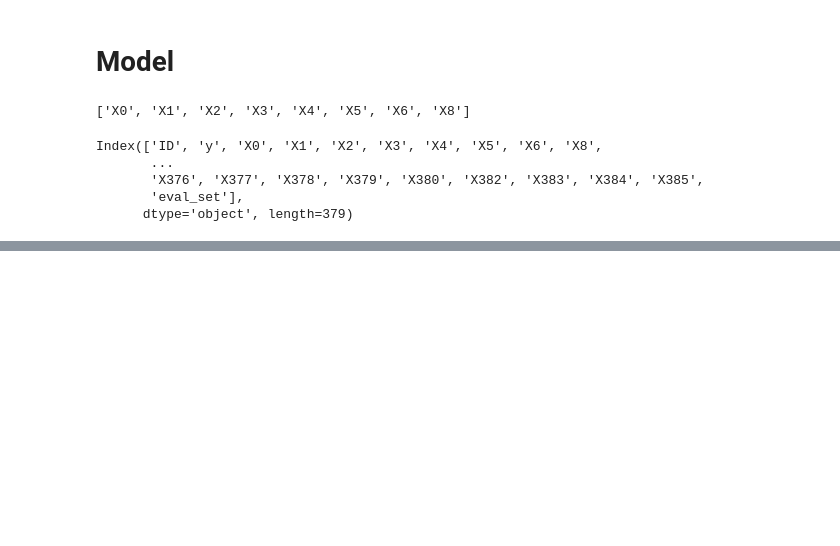
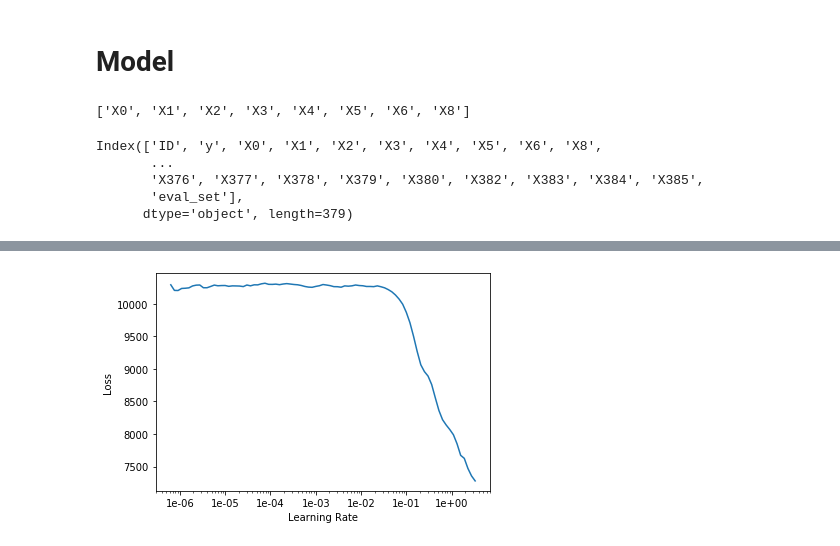
Before and after one commit to prats0599/Mercedes, a Jupyter notebook: mercedes_kaggle.ipynb, the cells around one changed output, grey strips where cells are left out. Cells and saved outputs as stored; diff of their text form; code cells hidden in the pictures; blank space fills up the shorter version.

```diff
--- a/mercedes_kaggle.ipynb
+++ b/mercedes_kaggle.ipynb
@@ -297,0 +343,3 @@ Index(['ID', 'y', 'X0', 'X1', 'X2', 'X3', 'X4', 'X5', 'X6', 'X8',
+# %%
+final_df = train_df.drop('eval_set', axis=1)
+# final_df = train_df.drop('ID', axis=1)
@@ -297,0 +362,5 @@ Index(['ID', 'y', 'X0', 'X1', 'X2', 'X3', 'X4', 'X5', 'X6', 'X8',
+# %%
+procs = [FillMissing, Categorify, Normalize]
+cont_names = ['ID']
+dep_var = 'y'
+cat_names = cat + binary
@@ -297,0 +386,6 @@ Index(['ID', 'y', 'X0', 'X1', 'X2', 'X3', 'X4', 'X5', 'X6', 'X8',
+# %%
+data = (TabularList.from_df(final_df, path=path, cat_names=cat_names, cont_names=cont_names, procs=procs)
+                   .split_by_rand_pct(0.1)
+                   .label_from_df(cols=dep_var, label_cls=FloatList)
+                   .add_test(TabularList.from_df(test_df, path=path, cat_names=cat_names, cont_names=cont_names))
+                   .databunch())
@@ -297,0 +401,2 @@ Index(['ID', 'y', 'X0', 'X1', 'X2', 'X3', 'X4', 'X5', 'X6', 'X8',
+# %%
+learn = tabular_learner(data, layers=[100,50], metrics=r2_score)
@@ -297,0 +411,4 @@ Index(['ID', 'y', 'X0', 'X1', 'X2', 'X3', 'X4', 'X5', 'X6', 'X8',
+# %%
+learn.recorder.plot()
+# %% [output]
+[figure, added]
```
Also changed, not shown: parts of 33 cells of this notebook, 3 other files.
